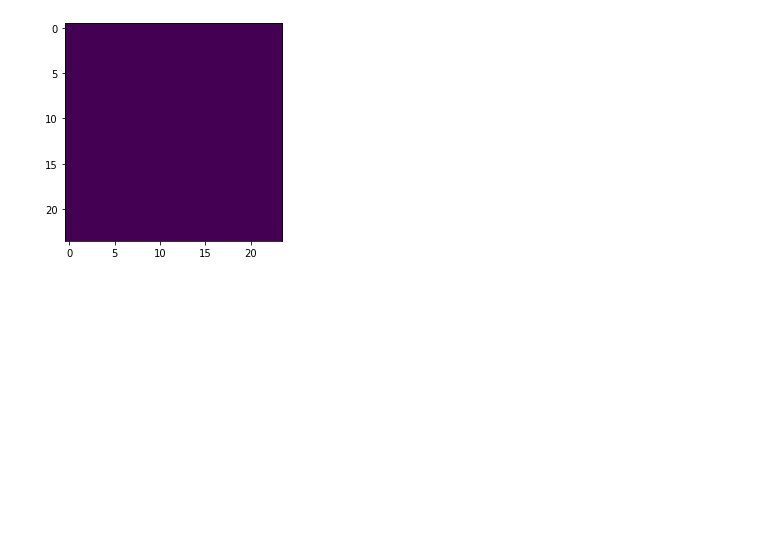
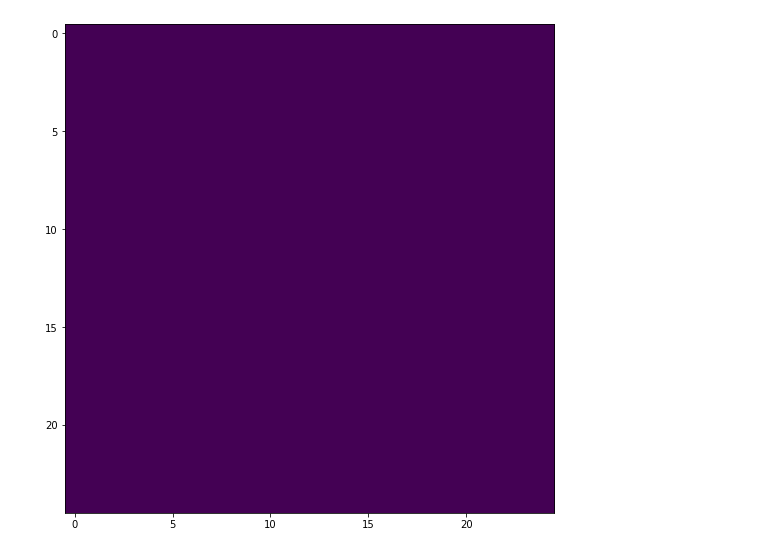
Before and after one commit to AMSC22-23/MultiGrid-Untila-Cecchettini-Capoferri, a Jupyter notebook: test_poisson.ipynb, the cells around one changed output. Cells and saved outputs as stored; diff of their text form; code cells hidden in the pictures; blank space fills up the shorter version.

```diff
--- a/test_poisson.ipynb
+++ b/test_poisson.ipynb
@@ -85,22 +85,22 @@ def formatSol(n,u):
 
     return out
 # %%
-N = 24
+N = 25
 mat = poissonMatrix(N)
 
 g = [0 for i in range((N-2) * 4)]
-fi = [0.5 for i in range((N-2) * (N-2))]
-#fi[int((N-2)/2)*(N-2)+int((N-2)/2)] = 0
+fi = [1 for i in range((N-2) * (N-2))]
+#fi[int((N-2)/2)*(N-2)+int((N-2)/2)] = 0.01
 
 f = testF(N,g,fi)
 
 u0 = [0 for i in range(len(mat))]
 
 #Now we can just print the
 sol = formatSol(N,u0)
 
 s0 = np.matrix(sol)
 plt.imshow(s0)
 plt.show()
 # %% [output]
-[figure, old version]
+[figure, new version]
```
Also changed, not shown: parts of 3 cells of this notebook.
